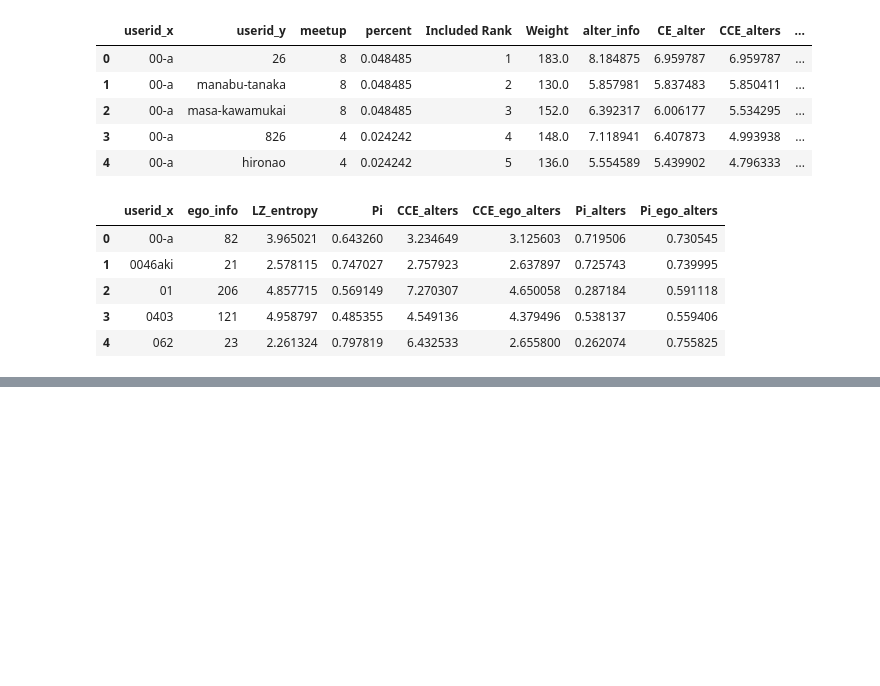
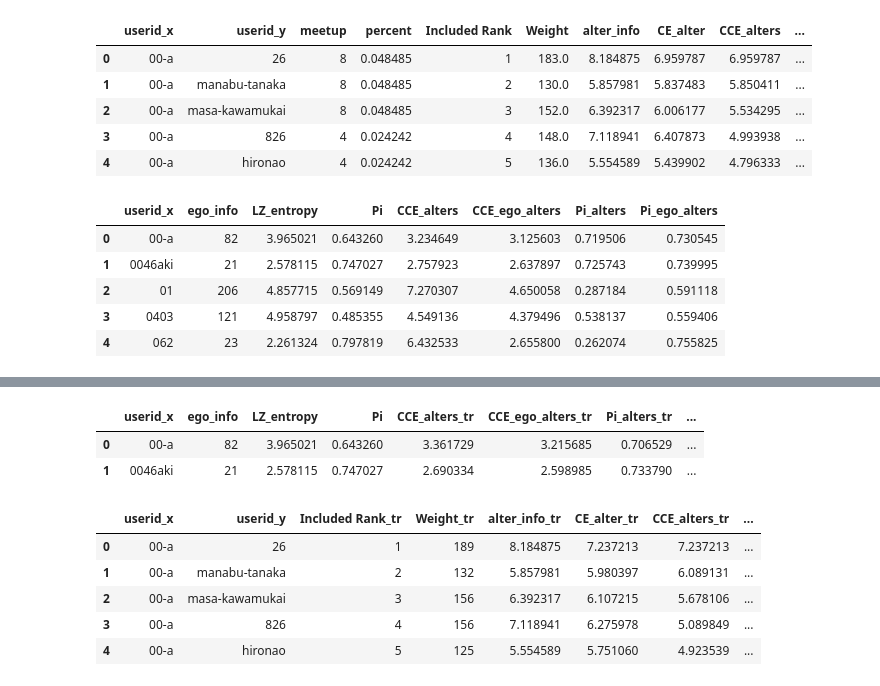
Before and after one commit to Magica-Chen/social-predictability, a Jupyter notebook: MS-Social-Information-AF.ipynb, the cells around one changed output, grey strips where cells are left out. Cells and saved outputs as stored; diff of their text form; code cells hidden in the pictures; blank space fills up the shorter version.

```diff
--- a/MS-Social-Information-AF.ipynb
+++ b/MS-Social-Information-AF.ipynb
@@ -93,0 +164,15 @@ np.mean(we_meet.ego_stats['LZ_entropy'])
+# %%
+test_meet.tr_ego_stats
+# %% [output]
+|  | userid_x | ego_info | LZ_entropy | Pi | CCE_alters_tr | CCE_ego_alters_tr | Pi_alters_tr | ... |
+| 0 | 00-a | 82 | 3.965021 | 0.643260 | 3.361729 | 3.215685 | 0.706529 | ... |
+| 1 | 0046aki | 21 | 2.578115 | 0.747027 | 2.690334 | 2.598985 | 0.733790 | ... |
+# %%
+test_meet.tr_user_stats.head(5)
+# %% [output]
+|  | userid_x | userid_y | Included Rank_tr | Weight_tr | alter_info_tr | CE_alter_tr | CCE_alters_tr | ... |
+| 0 | 00-a | 26 | 1 | 189 | 8.184875 | 7.237213 | 7.237213 | ... |
+| 1 | 00-a | manabu-tanaka | 2 | 132 | 5.857981 | 5.980397 | 6.089131 | ... |
+| 2 | 00-a | masa-kawamukai | 3 | 156 | 6.392317 | 6.107215 | 5.678106 | ... |
+| 3 | 00-a | 826 | 4 | 156 | 7.118941 | 6.275978 | 5.089849 | ... |
+| 4 | 00-a | hironao | 5 | 125 | 5.554589 | 5.751060 | 4.923539 | ... |
```
Also changed, not shown: parts of 13 cells of this notebook, 2 other files.
